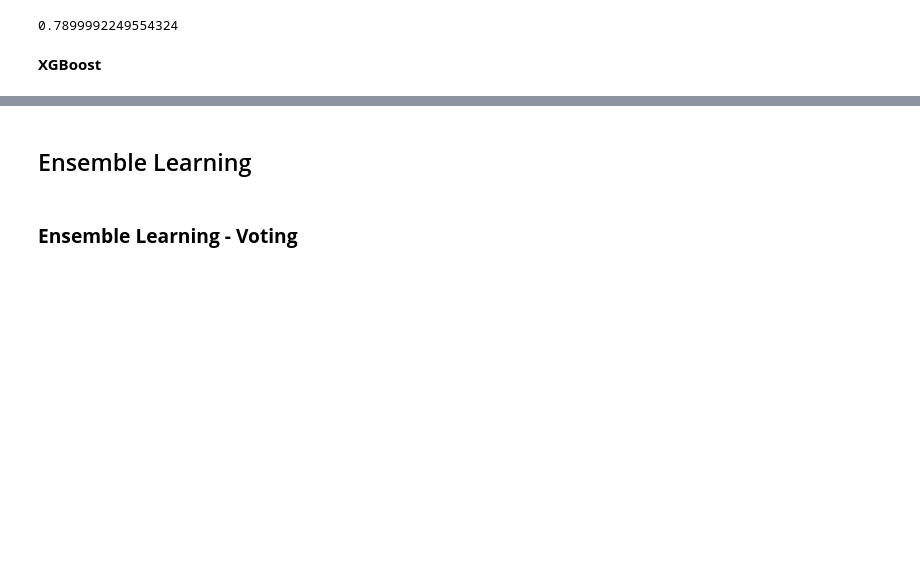
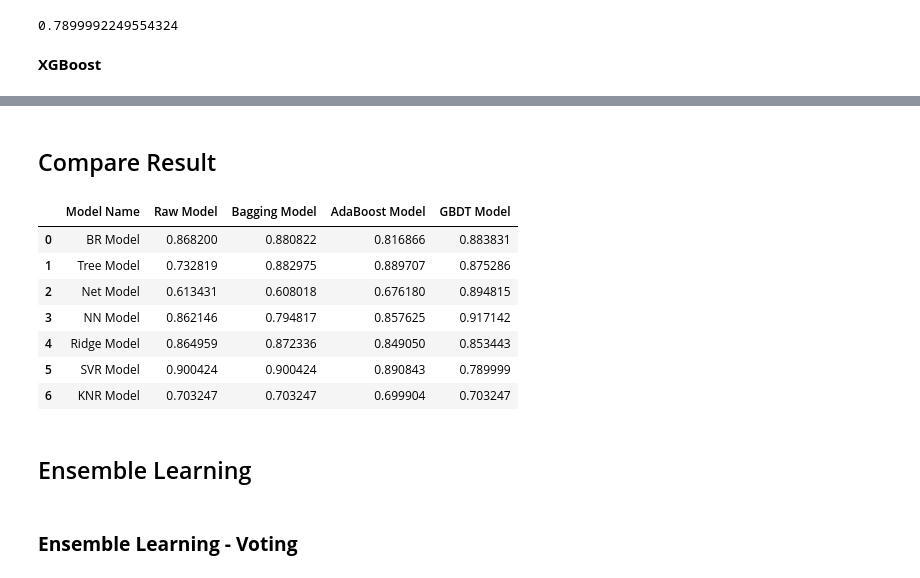
Before and after one commit to peteryph/Kaggle-House-price-dataset-analysis, a Jupyter notebook: Housing Price.ipynb, the cells around one changed output, grey strips where cells are left out. Cells and saved outputs as stored; diff of their text form; code cells hidden in the pictures; blank space fills up the shorter version.

Commit message:
Add load model, need to work on emsemble learning

```diff
--- a/Housing Price.ipynb
+++ b/Housing Price.ipynb
@@ -1009,0 +1072,28 @@ xg_reg.score(Test_X, Test_Y)
+# %%
+# load the model from disk
+Result_list = []
+lis = ["BR Model", "Tree Model", "Net Model", "NN Model", "Ridge Model", "SVR Model"]
+for i in lis:
+    path = os.getcwd() + "/" + i + "/*.sav"
+#     print(path)
+    model_list = []
+    model_list.append(i)
+    for j in sorted(glob.glob(path)):
+        print(j)
+        loaded_model = pickle.load(open(j, 'rb'))
+        result = loaded_model.score(Test_X, Test_Y)
+        model_list.append(result)
+
+    Result_list.append(model_list)
+
+
+KNN_Path = "/Users/po-hungyeh/Desktop/KNR Model/*.sav"
+model_list = ["KNR Model"]
+for j in sorted(glob.glob(KNN_Path)):
+    print(j)
+    loaded_model = pickle.load(open(j, 'rb'))
+    result = loaded_model.score(Test_X, Test_Y)
+    model_list.append(result)
+Result_list.append(model_list)
+
+Result_DF = pandas.DataFrame(Result_list, columns = ["Model Name", "AdaBoost Model", "Bagging Model", "GBDT Model", "Raw Model"])
@@ -1010,3 +1118,18 @@ xg_reg.score(Test_X, Test_Y)
+# %% [markdown]
+## Compare Result
+# %%
+col = ["Model Name","Raw Model", "Bagging Model", "AdaBoost Model", "GBDT Model"]
+Result_DF = Result_DF[col]
+Result_DF.drop_duplicates()
+# %% [output]
+|  | Model Name | Raw Model | Bagging Model | AdaBoost Model | GBDT Model |
+| 0 | BR Model | 0.868200 | 0.880822 | 0.816866 | 0.883831 |
+| 1 | Tree Model | 0.732819 | 0.882975 | 0.889707 | 0.875286 |
+| 2 | Net Model | 0.613431 | 0.608018 | 0.676180 | 0.894815 |
+| 3 | NN Model | 0.862146 | 0.794817 | 0.857625 | 0.917142 |
+| 4 | Ridge Model | 0.864959 | 0.872336 | 0.849050 | 0.853443 |
+| 5 | SVR Model | 0.900424 | 0.900424 | 0.890843 | 0.789999 |
+| 6 | KNR Model | 0.703247 | 0.703247 | 0.699904 | 0.703247 |
 # %% [markdown]
 ## Ensemble Learning
 # %%
```
Also changed, not shown: parts of 17 cells of this notebook, 6 other files.
